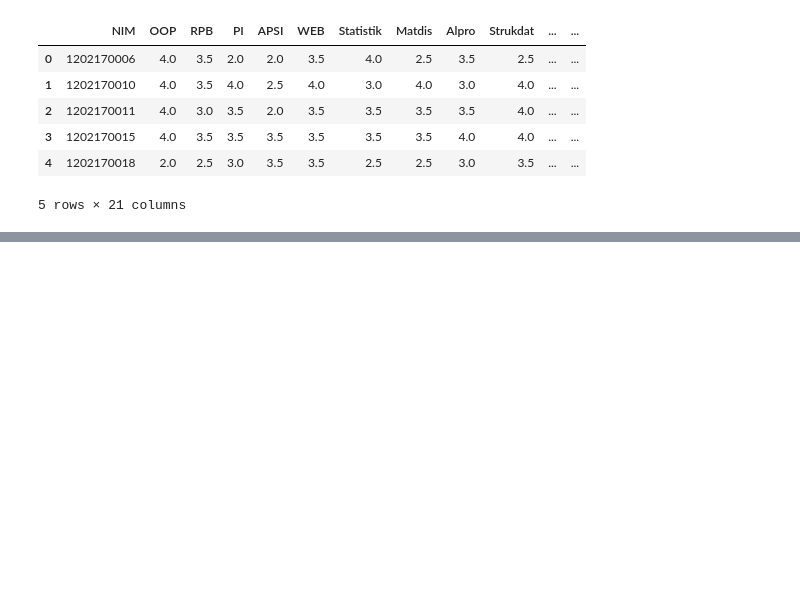
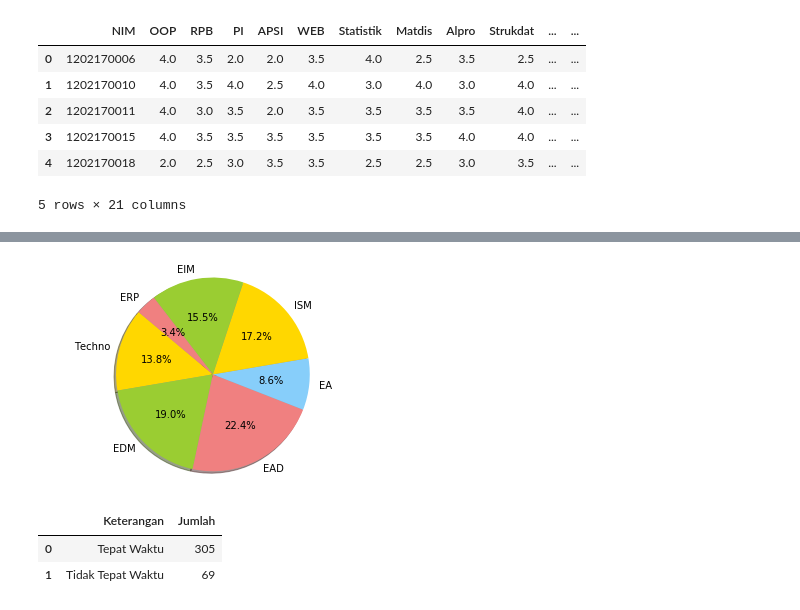
Before and after one commit to zasiem/Pekerti, a Jupyter notebook: tensorflow.ipynb, the cells around one changed output, grey strips where cells are left out. Drawn from its saved outputs; the diff is of its cells as text; code cells hidden in the pictures; blank space fills up the shorter version.

```diff
--- a/tensorflow.ipynb
+++ b/tensorflow.ipynb
@@ -198,0 +244,15 @@ Accuracy on test data: 0.837837815284729%
+# %%
+def presentase(peminatan, data, status) :
+    count = 0
+    for index, row in data.iterrows() :
+        if row["Peminatan"] == peminatan :
+            if row["Status Lulus"] == status :
+                count = count + 1
+    return count
+# %%
+totalForecast = pd.DataFrame({
+    "Keterangan" : ["Tepat Waktu","Tidak Tepat Waktu"],
+    "Jumlah" : [countLulus,countTidakLulus]
+})
+
+totalForecast
@@ -198,0 +263,15 @@ Accuracy on test data: 0.837837815284729%
+# %%
+edm0 = presentase("EDM",dataFix,0)
+edm1 = presentase("EDM",dataFix,1)
+techno0 = presentase("TECHNO",dataFix,0)
+techno1 = presentase("TECHNO",dataFix,1)
+ead0 = presentase("EAD",dataFix,0)
+ead1 = presentase("EAD",dataFix,1)
+ea0 = presentase("EA",dataFix,0)
+ea1 = presentase("EA",dataFix,1)
+ism0 = presentase("ISM",dataFix,0)
+ism1 = presentase("ISM",dataFix,1)
+eim0 = presentase("EIM",dataFix,0)
+eim1 = presentase("EIM",dataFix,1)
+erp0 = presentase("ERP",dataFix,0)
+erp1 = presentase("ERP",dataFix,1)
@@ -198,0 +295,20 @@ Accuracy on test data: 0.837837815284729%
+# %%
+# Data to plot tidak lulus tepat waktu
+labels = 'Techno', 'EDM', 'EAD', 'EA', 'ISM', 'EIM', 'ERP'
+sizes = [techno0,edm0,ead0,ea0,ism0,eim0,erp0]
+colors = ['gold', 'yellowgreen', 'lightcoral', 'lightskyblue','gold', 'yellowgreen', 'lightcoral']
+explode = (0, 0, 0, 0, 0, 0, 0)  # explode 1st slice
+
+# Plot
+plt.pie(sizes, explode=explode, labels=labels, colors=colors,
+autopct='%1.1f%%', shadow=True, startangle=140)
+
+plt.axis('equal')
+plt.show()
+
+totalForecast
+# %% [output]
+[figure, added]
+|  | Keterangan | Jumlah |
+| 0 | Tepat Waktu | 305 |
+| 1 | Tidak Tepat Waktu | 69 |
```
Also changed, not shown: parts of 11 cells of this notebook, 5 other files.
